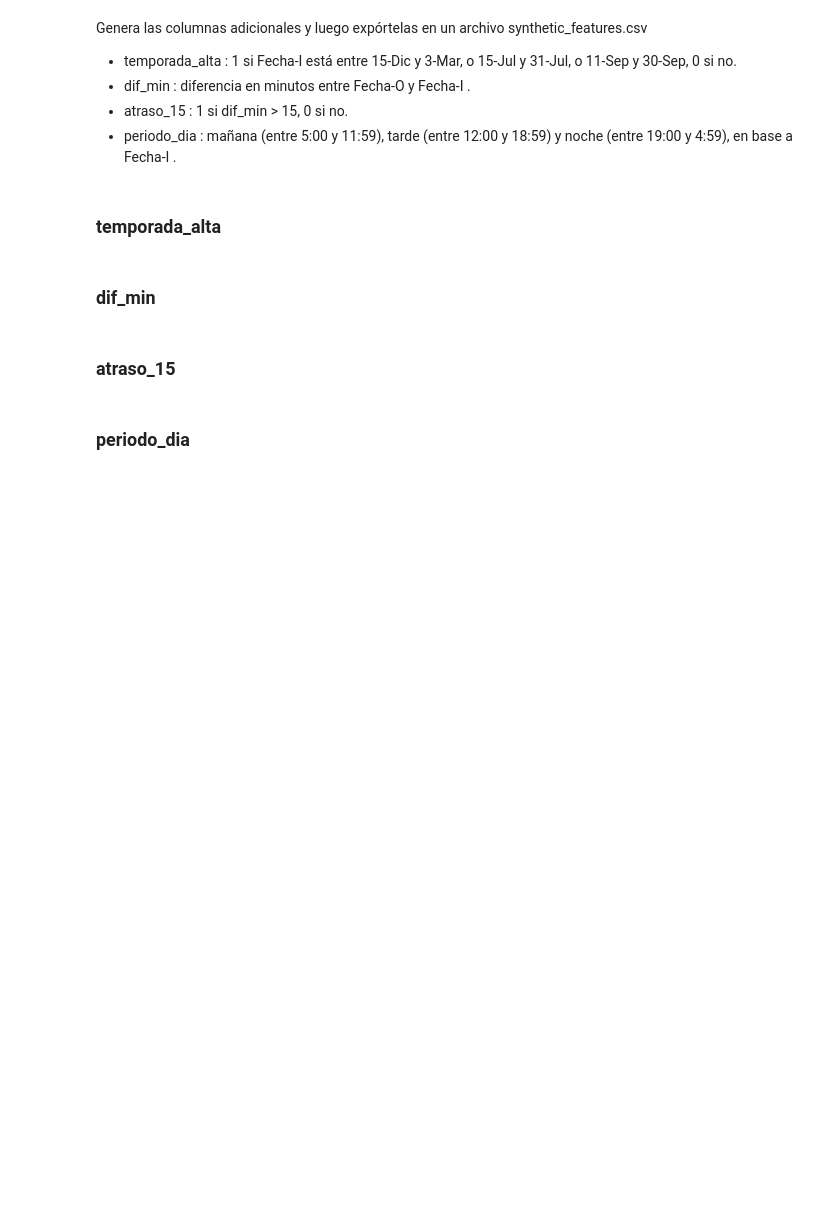
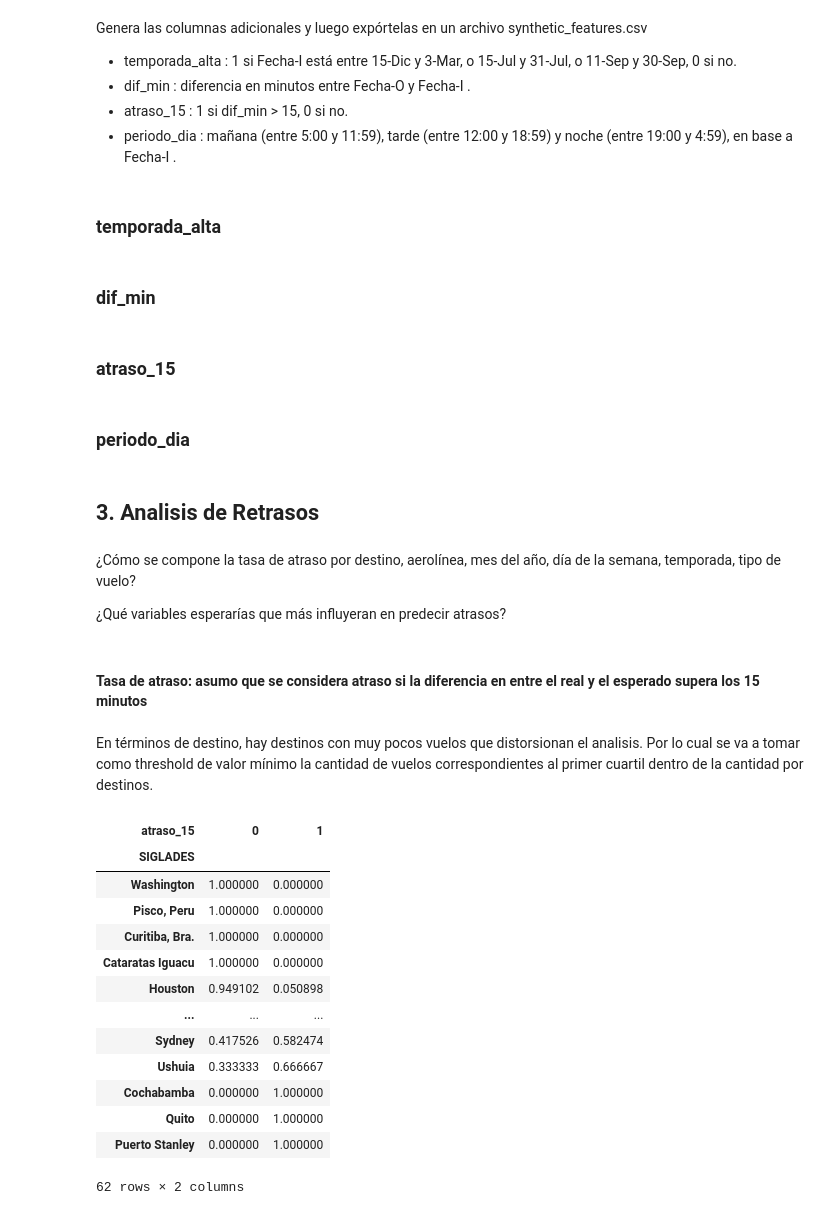
Before and after one commit to tomasaltilio/Latam, a Jupyter notebook: solution.ipynb, the cells around one changed output. Saved outputs shown, nothing was run; the diff lists cells and outputs as text; code cells hidden in the pictures; blank space fills up the shorter version.

```diff
--- a/solution.ipynb
+++ b/solution.ipynb
@@ -195,0 +191,27 @@ vuelos.loc[vuelos['Fecha-I'].dt.hour.between(19, 4), 'periodo_dia'] = 'noche'
+# %% [markdown]
+## 3. Analisis de Retrasos
+# %% [markdown]
+¿Cómo se compone la tasa de atraso por destino, aerolínea, mes del año, día de la semana, temporada, tipo de vuelo?
+
+¿Qué variables esperarías que más influyeran en predecir atrasos?
+# %% [markdown]
+#### Tasa de atraso: asumo que se considera atraso si la diferencia en entre el real y el esperado supera los 15 minutos
+# %% [markdown]
+En términos de destino, hay destinos con muy pocos vuelos que distorsionan el analisis. Por lo cual se va a tomar como threshold de valor mínimo la cantidad de vuelos correspondientes al primer cuartil dentro de la cantidad por destinos.
+# %%
+pd.crosstab(vuelos.SIGLADES, vuelos.atraso_15, normalize= 'index').sort_values(1)
+# %% [output]
+| atraso_15 | 0 | 1 |
+| SIGLADES |  |  |
+| Washington | 1.000000 | 0.000000 |
+| Pisco, Peru | 1.000000 | 0.000000 |
+| Curitiba, Bra. | 1.000000 | 0.000000 |
+| Cataratas Iguacu | 1.000000 | 0.000000 |
+| Houston | 0.949102 | 0.050898 |
+| ... | ... | ... |
+| Sydney | 0.417526 | 0.582474 |
+| Ushuia | 0.333333 | 0.666667 |
+| Cochabamba | 0.000000 | 1.000000 |
+| Quito | 0.000000 | 1.000000 |
+| Puerto Stanley | 0.000000 | 1.000000 |
+62 rows × 2 columns
```
Also changed, not shown: parts of 12 cells of this notebook.
